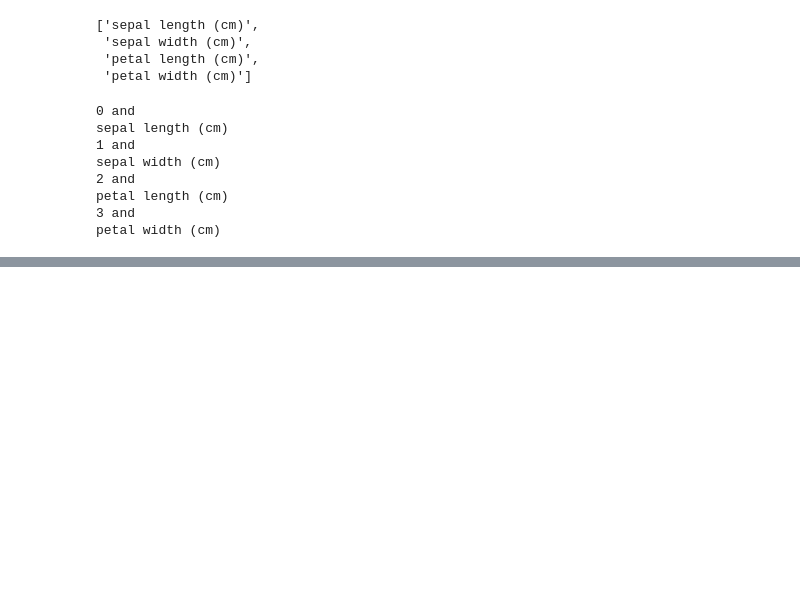
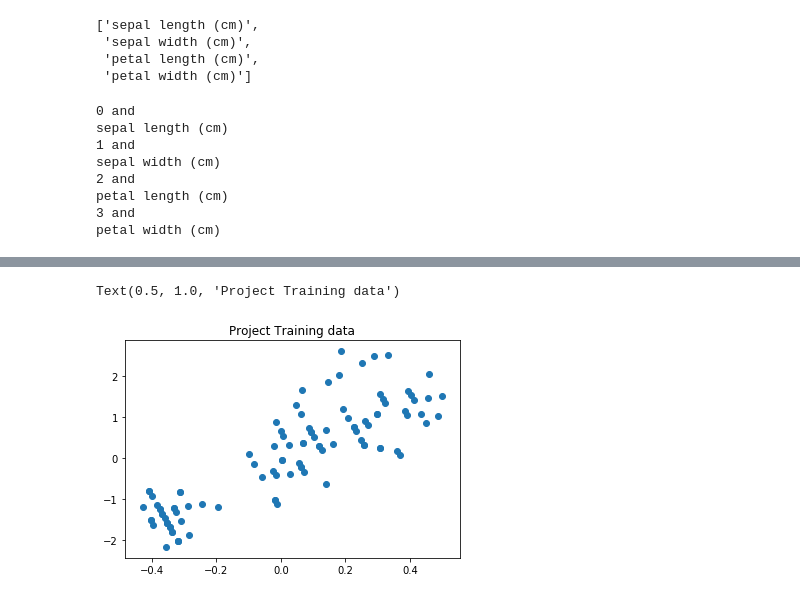
Before and after one commit to kate006naja/MachineLearningClassCode, a Jupyter notebook: ml11.ipynb, the cells around one changed output, grey strips where cells are left out. Cells and saved outputs as stored; diff of their text form; code cells hidden in the pictures; blank space fills up the shorter version.

```diff
--- a/ml11.ipynb
+++ b/ml11.ipynb
@@ -578,0 +584,6 @@ Text(0.5, 1.0, 'Plot by eig method')
+# %%
+plt.scatter(X_train_2d[:, 0], X_train_2d[:, 1])
+plt.title('Project Training data')
+# %% [output]
+Text(0.5, 1.0, 'Project Training data')
+[figure, added]
```
Also changed, not shown: parts of 66 cells of this notebook.
